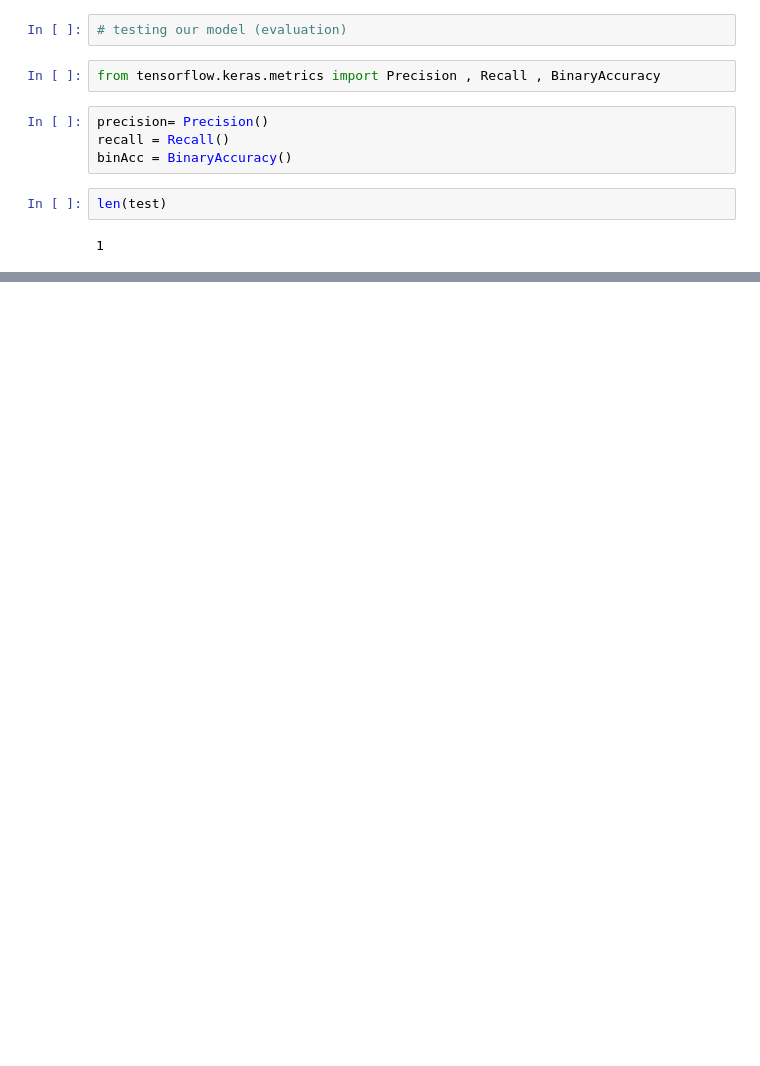
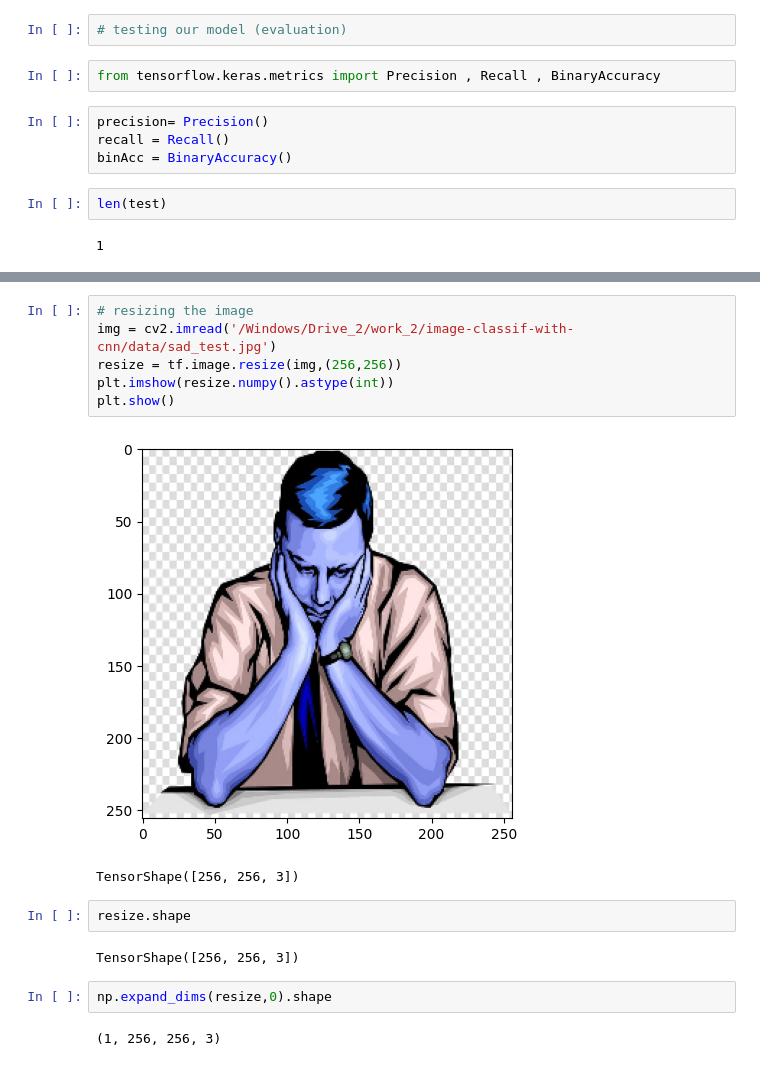
Before and after one commit to antonrejoe/image-classifier-using-cnn, a Jupyter notebook: main.ipynb, the cells around one changed output, grey strips where cells are left out. Drawn from its saved outputs; the diff is of its cells as text; blank space fills up the shorter version.

```diff
--- a/main.ipynb
+++ b/main.ipynb
@@ -368,0 +401,17 @@ for batch in test.as_numpy_iterator():
+# %%
+# resizing the image
+img = cv2.imread('/Windows/Drive_2/work_2/image-classif-with-cnn/data/sad_test.jpg')
+resize = tf.image.resize(img,(256,256))
+plt.imshow(resize.numpy().astype(int))
+plt.show()
+# %% [output]
+[figure, added]
+TensorShape([256, 256, 3])
+# %%
+resize.shape
+# %% [output]
+TensorShape([256, 256, 3])
+# %%
+np.expand_dims(resize,0).shape
+# %% [output]
+(1, 256, 256, 3)
```
Also changed, not shown: parts of 38 cells of this notebook, 8 other files.
